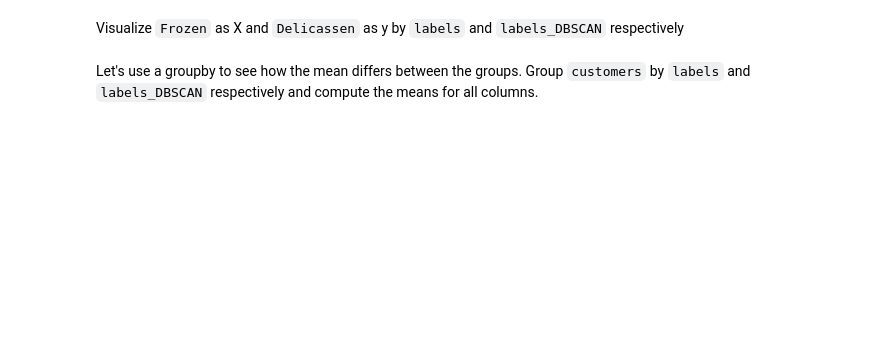
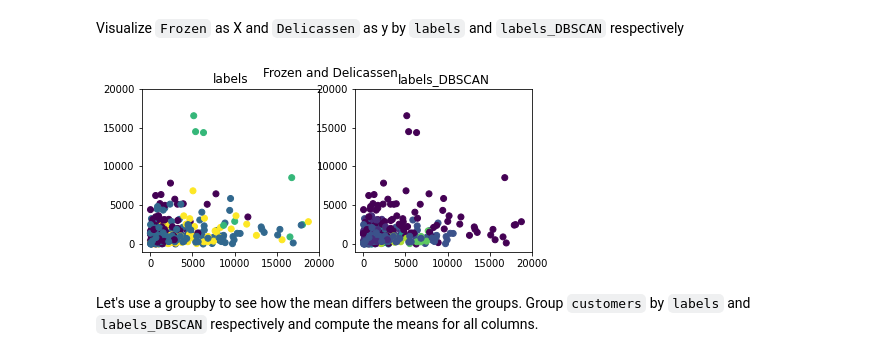
Before and after one commit to rihp/datamad0320, a Jupyter notebook: module-3/lab-unsupervised-learning/your-code/main.ipynb, the cells around one changed output. Cells and saved outputs as stored; diff of their text form; code cells hidden in the pictures; blank space fills up the shorter version.

```diff
--- a/module-3/lab-unsupervised-learning/your-code/main.ipynb
+++ b/module-3/lab-unsupervised-learning/your-code/main.ipynb
@@ -274,5 +341,8 @@ Visualize `Grocery` as X and `Fresh` as y by `labels` and `labels_DBSCAN` respec
 Visualize `Frozen` as X and `Delicassen` as y by `labels` and `labels_DBSCAN` respectively
 # %%
 # Your code here:
+compare_clustering(customers, features=['Frozen', 'Delicassen'], labelsA='labels', labelsB='labels_DBSCAN')
+# %% [output]
+[figure, added]
 # %% [markdown]
 Let's use a groupby to see how the mean differs between the groups. Group `customers` by `labels` and `labels_DBSCAN` respectively and compute the means for all columns.
```
Also changed, not shown: parts of 32 cells of this notebook.
